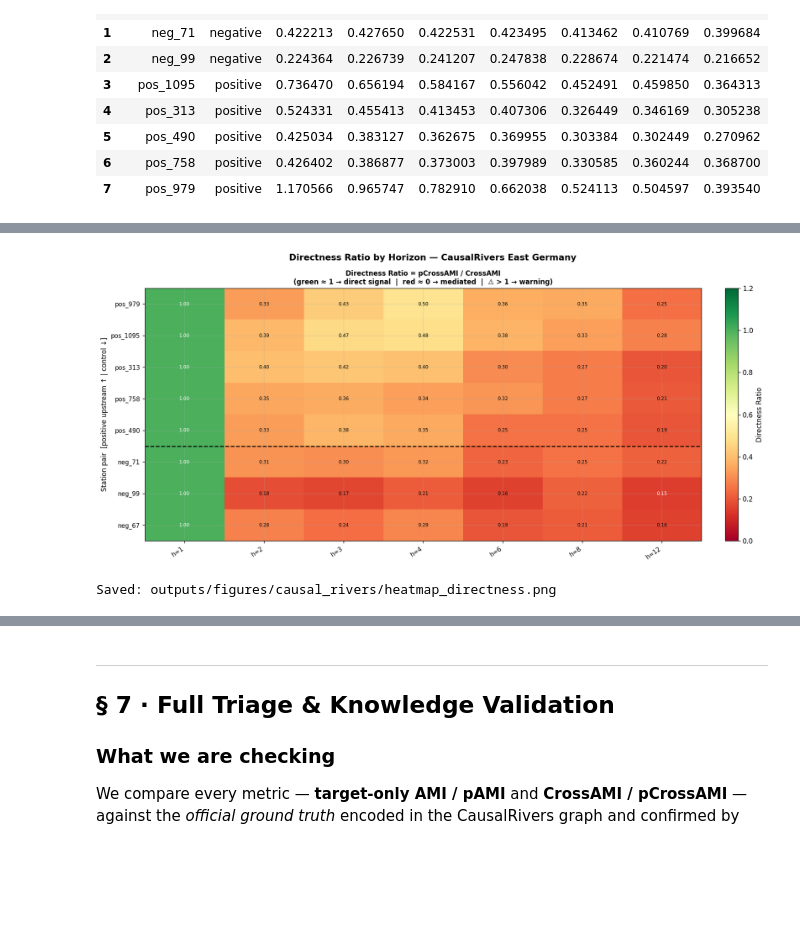
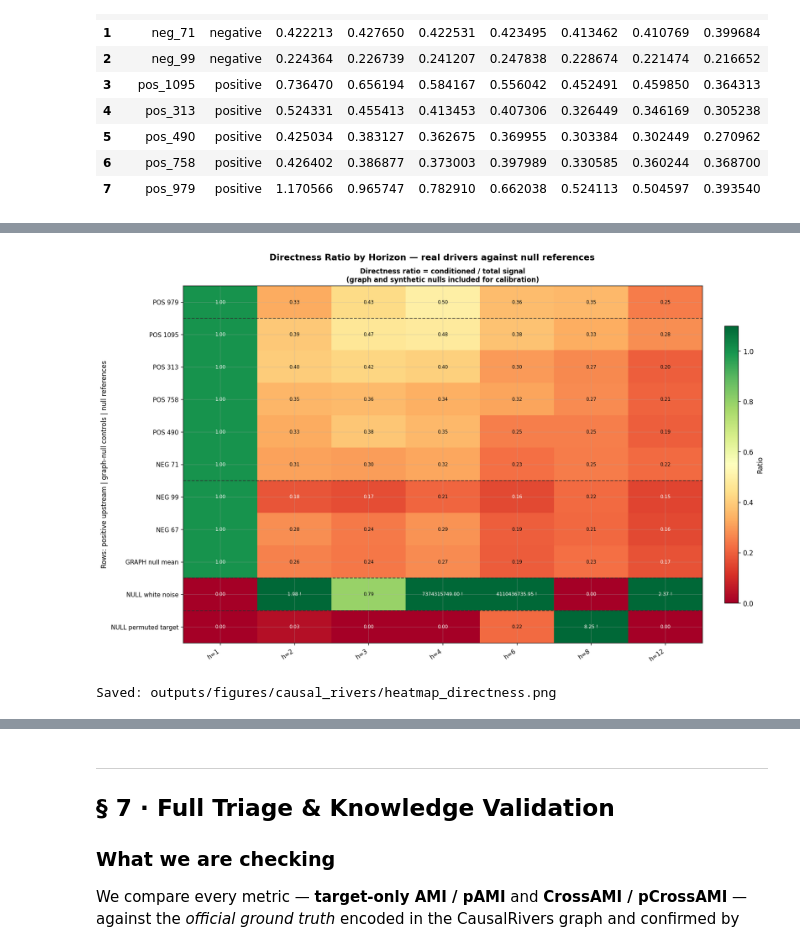
Before and after one commit to AdamKrysztopa/dependence-forecastability, a Jupyter notebook: notebooks/03_causal_rivers.ipynb, the cells around one changed output, grey strips where cells are left out. Drawn from its saved outputs; the diff is of its cells as text; code cells hidden in the pictures; blank space fills up the shorter version.

```diff
--- a/notebooks/03_causal_rivers.ipynb
+++ b/notebooks/03_causal_rivers.ipynb
@@ -528,30 +650,36 @@ Saved: outputs/figures/causal_rivers/heatmap_crossami.png
 # %%
 if not records:
     print("No rolling-origin results — run § 4 first.")
 else:
-    # ── ② Directness Ratio heatmap ───────────────────────────────────────────
-    fig, ax = plt.subplots(figsize=(14, max(4.0, 0.55 * len(ordered) + 2.2)))
+    dr_rows = [row for row in heatmap_rows if row["role_group"] != "target"]
+    dr_labels = [row["display_name"] for row in dr_rows]
+    dr_mat = _heatmap_matrix(dr_rows, "per_horizon_dr")
+
+    fig, ax = plt.subplots(figsize=(14, max(4.5, 0.58 * len(dr_rows) + 2.4)))
     _draw_heatmap(
-        ax, dr_mat,
-        "Directness Ratio = pCrossAMI / CrossAMI\n"
-        "(green ≈ 1 → direct signal  |  red ≈ 0 → mediated  |  ⚠ > 1 → warning)",
+        ax,
+        dr_mat,
+        dr_labels,
+        "Directness ratio = conditioned / total signal\n(graph and synthetic nulls included for calibration)",
         "RdYlGn",
         log_norm=False,
     )
-    ax.set_ylabel("Station pair  [positive upstream ↑ | control ↓]")
+    ax.set_ylabel("Rows: positive upstream | graph-null controls | null references")
     fig.suptitle(
-        "Directness Ratio by Horizon — CausalRivers East Germany",
-        fontsize=13, fontweight="bold",
+        "Directness Ratio by Horizon — real drivers against null references",
+        fontsize=13,
+        fontweight="bold",
     )
     plt.tight_layout()
     plt.savefig(
         _ROOT / "outputs/figures/causal_rivers/heatmap_directness.png",
-        dpi=120, bbox_inches="tight",
+        dpi=120,
+        bbox_inches="tight",
     )
     plt.show()
     print("Saved: outputs/figures/causal_rivers/heatmap_directness.png")
 # %% [output]
-[figure, old version]
+[figure, new version]
 Saved: outputs/figures/causal_rivers/heatmap_directness.png
 # %% [markdown]
 ---
```
Also changed, not shown: parts of 9 cells of this notebook, 4 other files.
